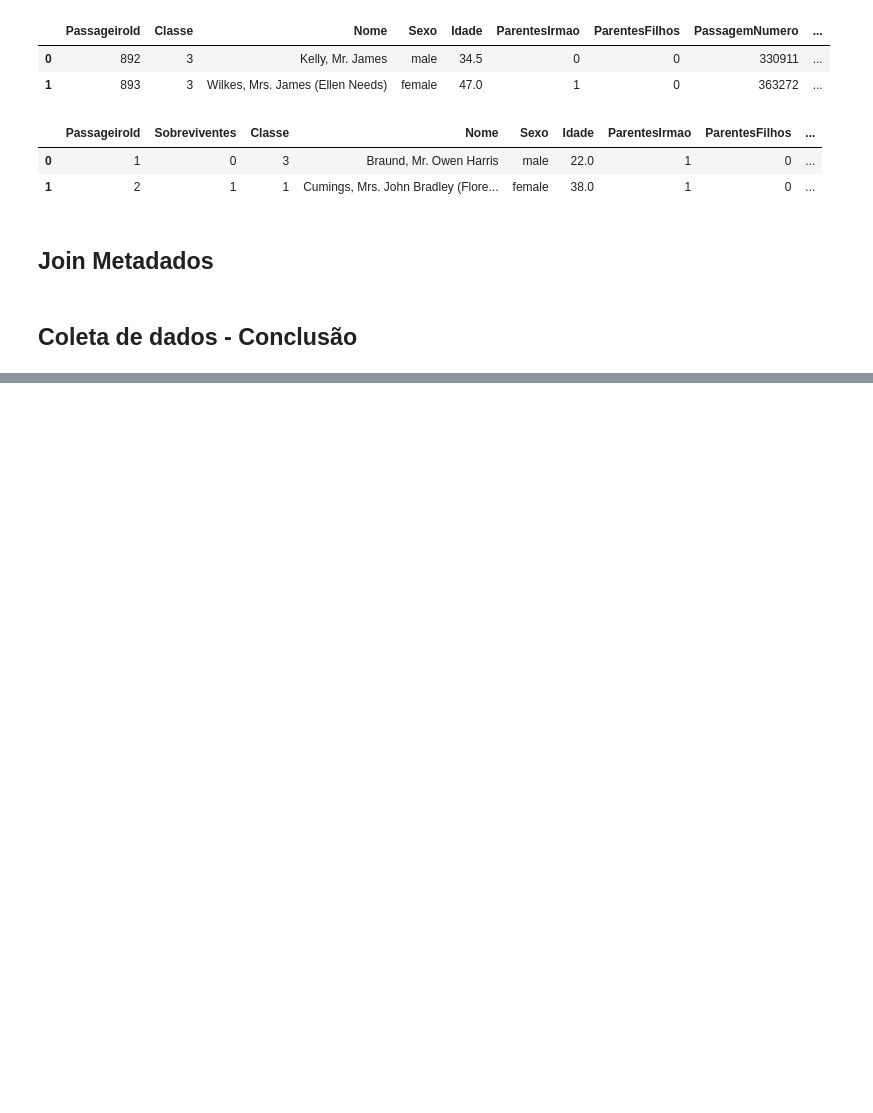
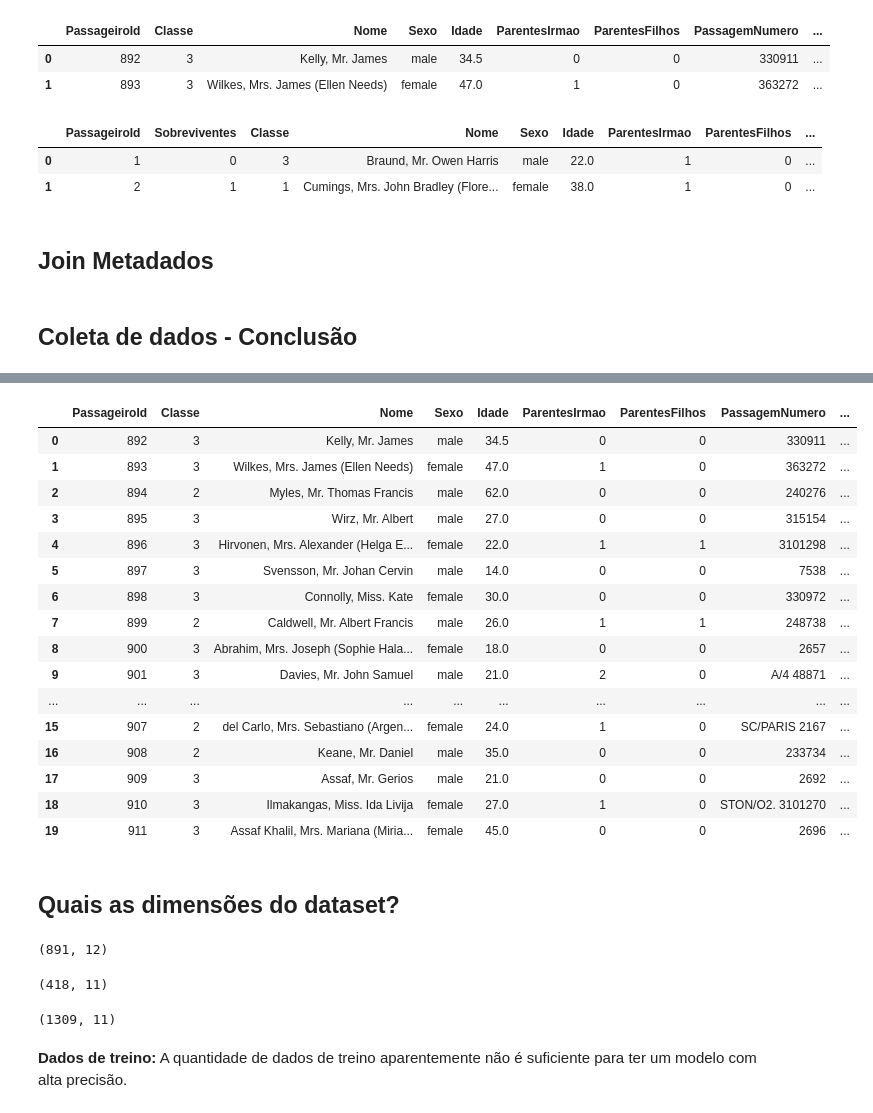
Before and after one commit to silvanopessoa/titanic, a Jupyter notebook: titanic-datamunging.ipynb, the cells around one changed output, grey strips where cells are left out. Drawn from its saved outputs; the diff is of its cells as text; code cells hidden in the pictures; blank space fills up the shorter version.

```diff
--- a/titanic-datamunging.ipynb
+++ b/titanic-datamunging.ipynb
@@ -103,0 +127,41 @@ join = pd.concat(frames)
+# %%
+### Teste
+test.head(20)
+# %% [output]
+|  | PassageiroId | Classe | Nome | Sexo | Idade | ParentesIrmao | ParentesFilhos | PassagemNumero | ... |
+| 0 | 892 | 3 | Kelly, Mr. James | male | 34.5 | 0 | 0 | 330911 | ... |
+| 1 | 893 | 3 | Wilkes, Mrs. James (Ellen Needs) | female | 47.0 | 1 | 0 | 363272 | ... |
+| 2 | 894 | 2 | Myles, Mr. Thomas Francis | male | 62.0 | 0 | 0 | 240276 | ... |
+| 3 | 895 | 3 | Wirz, Mr. Albert | male | 27.0 | 0 | 0 | 315154 | ... |
+| 4 | 896 | 3 | Hirvonen, Mrs. Alexander (Helga E... | female | 22.0 | 1 | 1 | 3101298 | ... |
+| 5 | 897 | 3 | Svensson, Mr. Johan Cervin | male | 14.0 | 0 | 0 | 7538 | ... |
+| 6 | 898 | 3 | Connolly, Miss. Kate | female | 30.0 | 0 | 0 | 330972 | ... |
+| 7 | 899 | 2 | Caldwell, Mr. Albert Francis | male | 26.0 | 1 | 1 | 248738 | ... |
+| 8 | 900 | 3 | Abrahim, Mrs. Joseph (Sophie Hala... | female | 18.0 | 0 | 0 | 2657 | ... |
+| 9 | 901 | 3 | Davies, Mr. John Samuel | male | 21.0 | 2 | 0 | A/4 48871 | ... |
+| ... | ... | ... | ... | ... | ... | ... | ... | ... | ... |
+| 15 | 907 | 2 | del Carlo, Mrs. Sebastiano (Argen... | female | 24.0 | 1 | 0 | SC/PARIS 2167 | ... |
+| 16 | 908 | 2 | Keane, Mr. Daniel | male | 35.0 | 0 | 0 | 233734 | ... |
+| 17 | 909 | 3 | Assaf, Mr. Gerios | male | 21.0 | 0 | 0 | 2692 | ... |
+| 18 | 910 | 3 | Ilmakangas, Miss. Ida Livija | female | 27.0 | 1 | 0 | STON/O2. 3101270 | ... |
+| 19 | 911 | 3 | Assaf Khalil, Mrs. Mariana (Miria... | female | 45.0 | 0 | 0 | 2696 | ... |
+# %% [markdown]
+## Quais as dimensões do dataset?
+# %%
+### Treino
+train.shape
+# %% [output]
+(891, 12)
+# %%
+### Teste
+test.shape
+# %% [output]
+(418, 11)
+# %%
+### JOIN
+join.shape
+# %% [output]
+(1309, 11)
+# %% [markdown]
+<b>Dados de treino:</b> A quantidade de dados de treino aparentemente não é suficiente para ter um modelo com alta precisão.
+<br>
```
Also changed, not shown: parts of 24 cells of this notebook.
